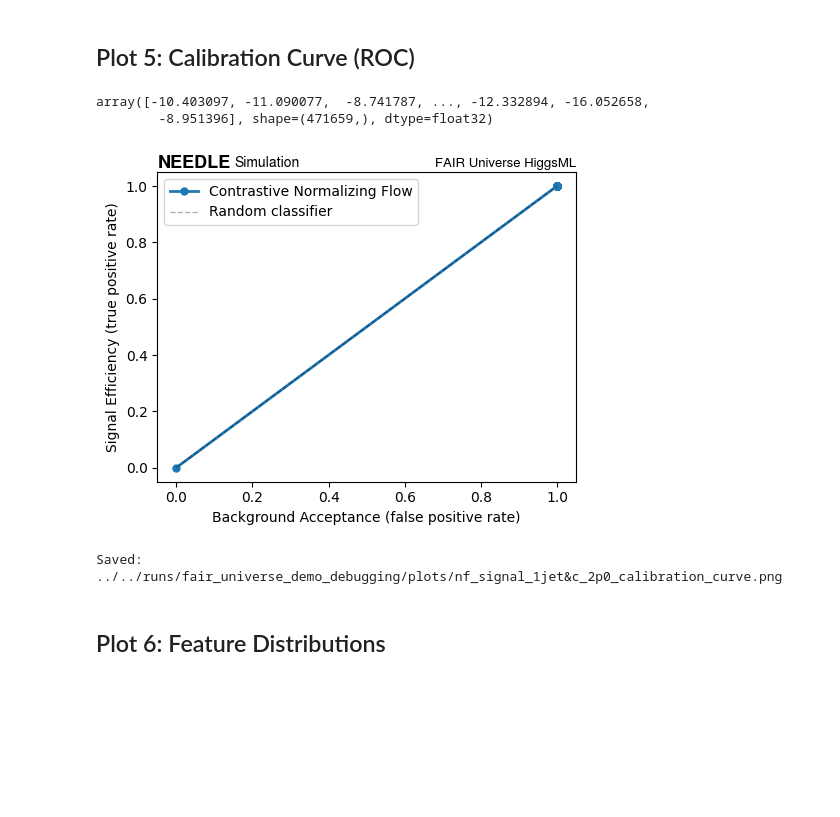
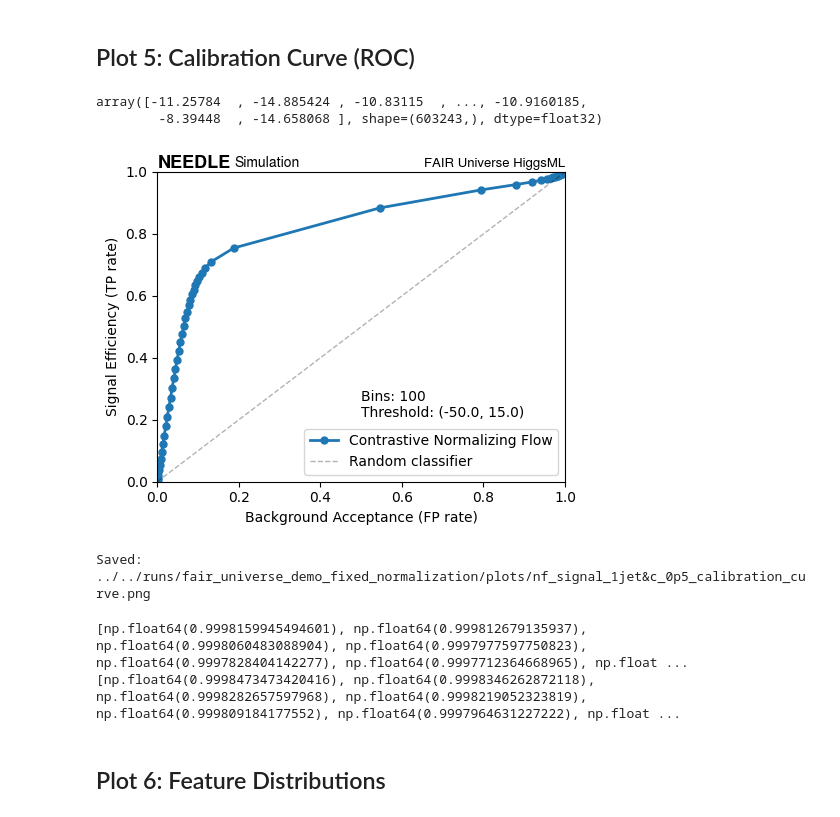
Before and after one commit to needle-sbi/needle-sbi, a Jupyter notebook: examples/fair_universe_demo/validation.ipynb, the cells around one changed output. Saved outputs shown, nothing was run; the diff lists cells and outputs as text; code cells hidden in the pictures; blank space fills up the shorter version.

```diff
--- a/examples/fair_universe_demo/validation.ipynb
+++ b/examples/fair_universe_demo/validation.ipynb
@@ -187,0 +206,9 @@ print(table_data)
+# %%
+fig, ax = plt.subplots(figsize=(6, 5))
+bins = np.linspace(-20, 15, 35+1)
+plt.hist([signal_logprobs, bg_logprobs], bins=bins, label=["signal", "background"], histtype="step")
+plt.legend()
+plt.xlabel("Log-Probabilities")
+plt.ylabel(f"Counts / {(bins[1]-bins[0])} log-prob")
+PlottingMixin.set_needle_plot_style(fig)
+plt.show()
@@ -255,54 +305,67 @@ Saved: ../../runs/fair_universe_demo_debugging/plots/nf_signal_1jet&c_2p0_log_pr
 # %% [markdown]
 ## Plot 5: Calibration Curve (ROC)
 # %%
-signal_logprobs
+bg_logprobs
 # %% [output]
-array([-10.403097, -11.090077,  -8.741787, ..., -12.332894, -16.052658,
-        -8.951396], shape=(471659,), dtype=float32)
+array([-11.25784  , -14.885424 , -10.83115  , ..., -10.9160185,
+        -8.39448  , -14.658068 ], shape=(603243,), dtype=float32)
 # %%
-num_bins = 20
+num_bins = 100
 thresholds = np.linspace(
-    min(signal_logprobs.min(), bg_logprobs.min()),
-    max(signal_logprobs.max(), bg_logprobs.max()),
+    -50,
+    15,
     num_bins,
 )
 
 sig_eff = []  # Fraction of signal above threshold (true positive rate)
 bg_acc = []   # Fraction of background above threshold (false positive rate)
 
 for thresh in thresholds:
     sig_eff.append(np.mean(signal_logprobs > thresh))
     bg_acc.append(np.mean(bg_logprobs > thresh))
 
 fig, ax = plt.subplots(figsize=(5, 4))
 ax.plot(
     bg_acc,
     sig_eff,
     linewidth=2,
     marker='o',
     markersize=5,
     label="Contrastive Normalizing Flow",
 )
-ax.set_xlabel('Background Acceptance (false positive rate)')
-ax.set_ylabel('Signal Efficiency (true positive rate)')
-# ax.set_xlim(*[0, 1])
-# ax.set_ylim(*[0, 1])
+ax.set_xlabel('Background Acceptance (FP rate)')
+ax.set_ylabel('Signal Efficiency (TP rate)')
+ax.set_xlim(*[0, 1])
+ax.set_ylim(*[0, 1])
 
 # Diagonal reference line
 ax.plot([0, 1], [0, 1], 'k--', alpha=0.3, linewidth=1, label='Random classifier')
 ax.legend()
+
+ax.text(
+    0.5, 0.20, f"Bins: {num_bins}\nThreshold: ({thresholds.min()}, {thresholds.max()})",
+    transform=ax.transAxes,          # use axes coordinates (0–1)
+    ha="left",
+    va="bottom",         # anchor text to lower right
+)
 
 plt.tight_layout()
 fig = PlottingMixin.set_needle_plot_style(fig)
 plt.show()
 
 # Save figure
 fig_path = os.path.join(plot_save_dir, f"{model_name}_calibration_curve.png")
-fig.savefig(fig_path, dpi=150, bbox_inches='tight')
+#fig.savefig(fig_path, dpi=150, bbox_inches='tight')
 print(f"Saved: {fig_path}")
 # %% [output]
-[figure, old version]
+[figure, new version]
-Saved: ../../runs/fair_universe_demo_debugging/plots/nf_signal_1jet&c_2p0_calibration_curve.png
+Saved: ../../runs/fair_universe_demo_fixed_normalization/plots/nf_signal_1jet&c_0p5_calibration_curve.png
+# %%
+print(bg_acc)
+print(sig_eff)
+# %% [output]
+[np.float64(0.9998159945494601), np.float64(0.999812679135937), np.float64(0.9998060483088904), np.float64(0.9997977597750823), np.float64(0.9997828404142277), np.float64(0.9997712364668965), np.float ...
+[np.float64(0.9998473473420416), np.float64(0.9998346262872118), np.float64(0.9998282657597968), np.float64(0.9998219052323819), np.float64(0.999809184177552), np.float64(0.9997964631227222), np.float ...
 # %% [markdown]
 ## Plot 6: Feature Distributions
 # %%
```
Also changed, not shown: parts of 13 cells of this notebook, 7 other files.
